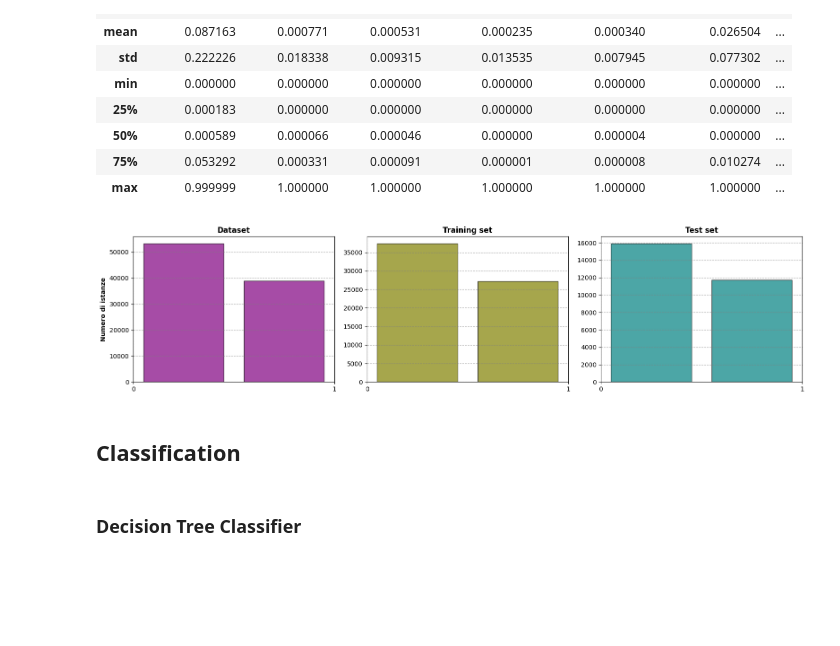
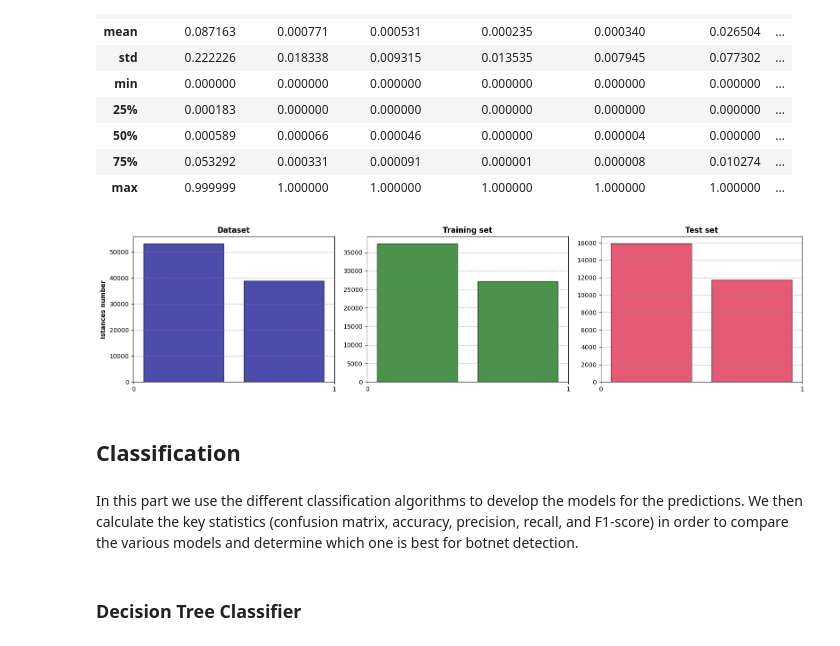
Before and after one commit to GPericone/Botnet-Detection-using-ML, a Jupyter notebook: project.ipynb, the cells around one changed output. Saved outputs shown, nothing was run; the diff lists cells and outputs as text; code cells hidden in the pictures; blank space fills up the shorter version.

```diff
--- a/project.ipynb
+++ b/project.ipynb
@@ -397,27 +515,29 @@ test_x.describe()
 # %%
 fig, ax = plt.subplots(1, 3, figsize=(16, 4))
 
-ax[0].hist(df['Label'], bins=[0, 0.5, 1], color='purple', rwidth=0.8, alpha=0.7, edgecolor='k')
+ax[0].hist(df['Label'], bins=[0, 0.5, 1], color='darkblue', rwidth=0.8, alpha=0.7, edgecolor='k')
 ax[0].set_title('Dataset', fontsize=12, fontweight='bold')
 ax[0].set_xticks(np.arange(0, 2, 1))
-ax[0].set_ylabel('Numero di istanze', fontsize=10, fontweight='bold')
+ax[0].set_ylabel('Istances number', fontsize=10, fontweight='bold')
 ax[0].grid(True, linestyle='--', color='gray', alpha=0.7)
 
-ax[1].hist(train_y, bins=[0, 0.5, 1], color='olive', rwidth=0.8, alpha=0.7, edgecolor='k')
+ax[1].hist(train_y, bins=[0, 0.5, 1], color='darkgreen', rwidth=0.8, alpha=0.7, edgecolor='k')
 ax[1].set_title('Training set', fontsize=12, fontweight='bold')
 ax[1].set_xticks(np.arange(0, 2, 1))
 ax[1].grid(True, linestyle='--', color='gray', alpha=0.7)
 
-ax[2].hist(test_y, bins=[0, 0.5, 1], color='teal', rwidth=0.8, alpha=0.7, edgecolor='k')
+ax[2].hist(test_y, bins=[0, 0.5, 1], color='crimson', rwidth=0.8, alpha=0.7, edgecolor='k')
 ax[2].set_title('Test set', fontsize=12, fontweight='bold')
 ax[2].set_xticks(np.arange(0, 2, 1))
 ax[2].grid(True, linestyle='--', color='gray', alpha=0.7)
 
 plt.tight_layout()
 plt.show()
 # %% [output]
-[figure, old version]
+[figure, new version]
 # %% [markdown]
 ## Classification
+# %% [markdown]
+In this part we use the different classification algorithms to develop the models for the predictions. We then calculate the key statistics (confusion matrix, accuracy, precision, recall, and F1-score) in order to compare the various models and determine which one is best for botnet detection.
 # %% [markdown]
 ### Decision Tree Classifier
```
Also changed, not shown: parts of 53 cells of this notebook.
